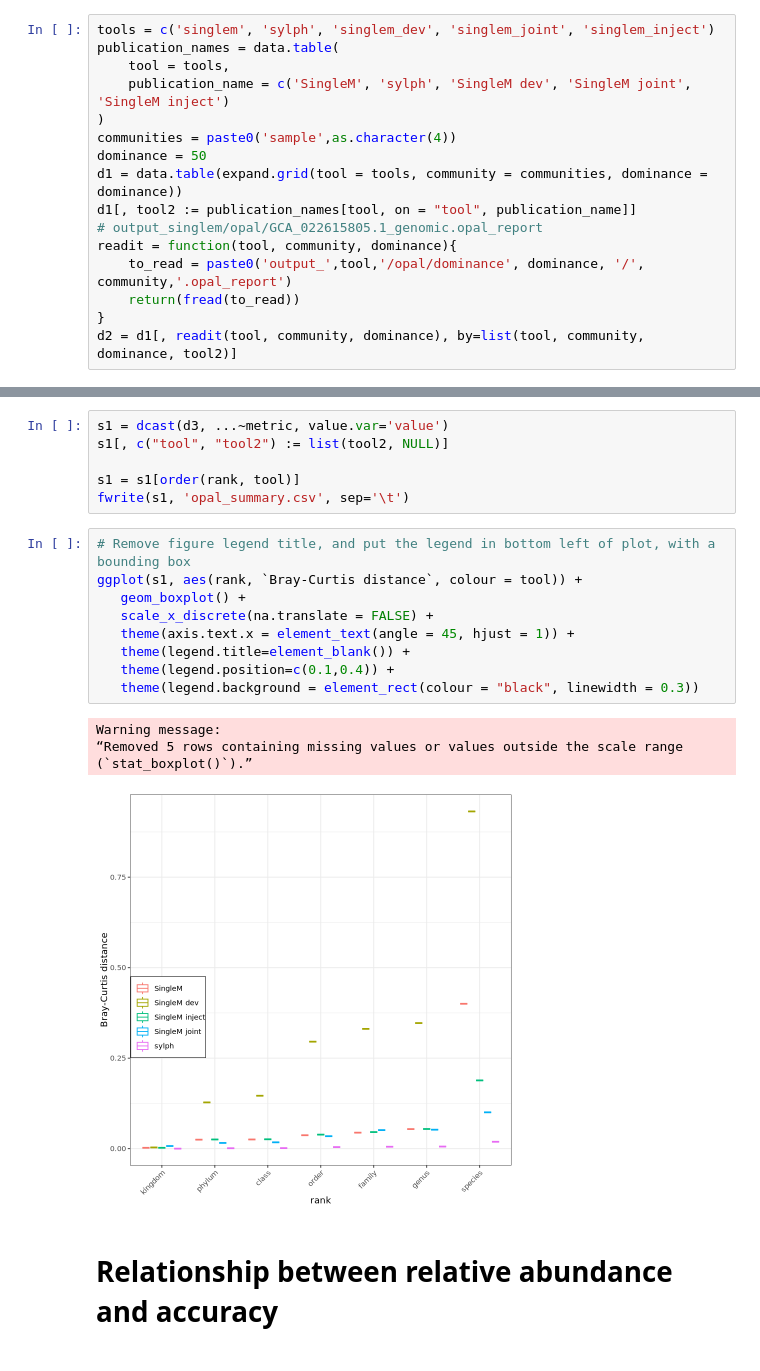
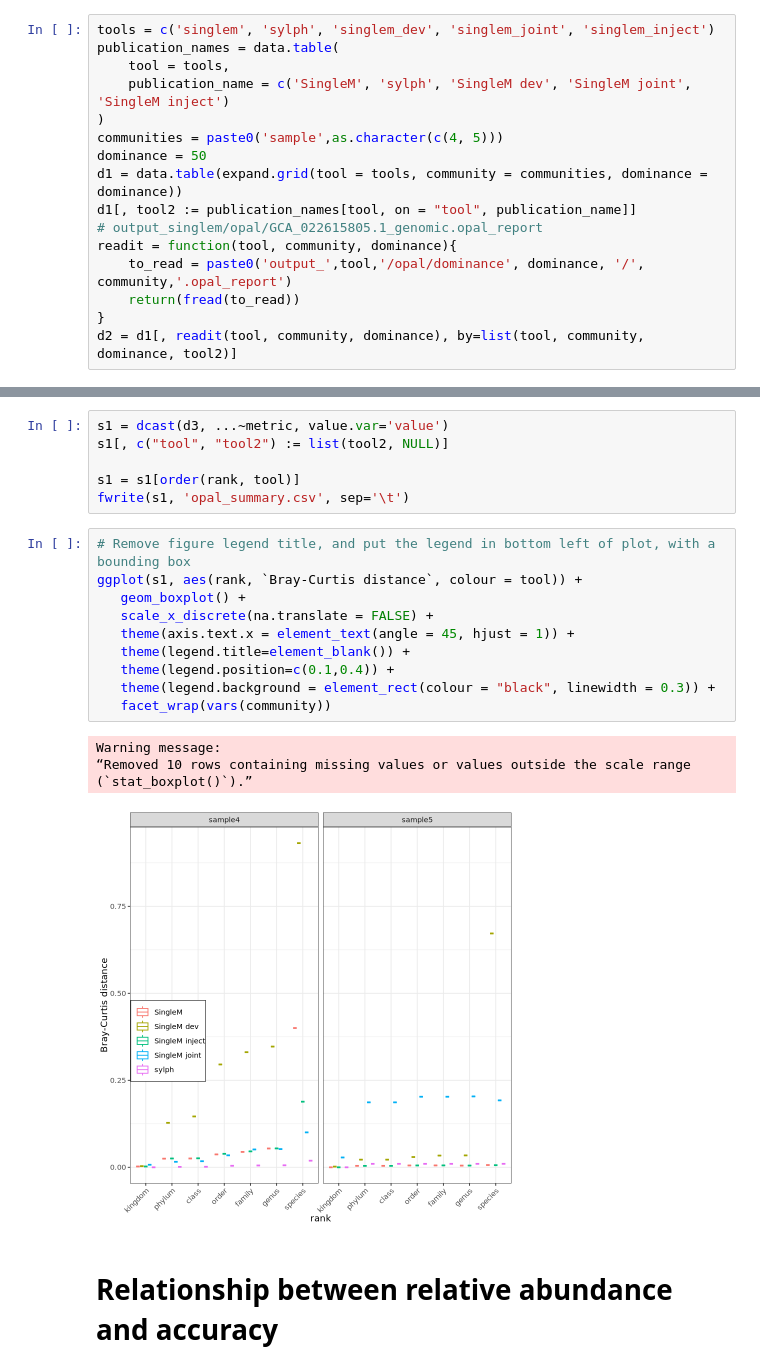
Before and after one commit to timbalam/singlem-benchmarking, a Jupyter notebook: 9_related/plot.ipynb, the cells around one changed output, grey strips where cells are left out. Saved outputs shown, nothing was run; the diff lists cells and outputs as text.

Commit message:
add benchmark 10 and new sample to benchmark 9

```diff
--- a/9_related/plot.ipynb
+++ b/9_related/plot.ipynb
@@ -14,7 +14,7 @@ publication_names = data.table(
     tool = tools,
     publication_name = c('SingleM', 'sylph', 'SingleM dev', 'SingleM joint', 'SingleM inject')
 )
-communities = paste0('sample',as.character(4))
+communities = paste0('sample',as.character(c(4, 5)))
 dominance = 50
 d1 = data.table(expand.grid(tool = tools, community = communities, dominance = dominance))
 d1[, tool2 := publication_names[tool, on = "tool", publication_name]]
@@ -37,17 +37,18 @@ fwrite(s1, 'opal_summary.csv', sep='\t')
 # %%
 # Remove figure legend title, and put the legend in bottom left of plot, with a bounding box
 ggplot(s1, aes(rank, `Bray-Curtis distance`, colour = tool)) +
    geom_boxplot() +
    scale_x_discrete(na.translate = FALSE) +
    theme(axis.text.x = element_text(angle = 45, hjust = 1)) +
    theme(legend.title=element_blank()) +
    theme(legend.position=c(0.1,0.4)) +
-   theme(legend.background = element_rect(colour = "black", linewidth = 0.3))
+   theme(legend.background = element_rect(colour = "black", linewidth = 0.3)) +
+   facet_wrap(vars(community))
 # %% [output]
 Warning message:
-“Removed 5 rows containing missing values or values outside the scale range
+“Removed 10 rows containing missing values or values outside the scale range
 (`stat_boxplot()`).”
-[figure, old version]
+[figure, new version]
 # %% [markdown]
 # Relationship between relative abundance and accuracy
 # %%
```
Also changed, not shown: parts of 10 cells of this notebook, 8 other files.
